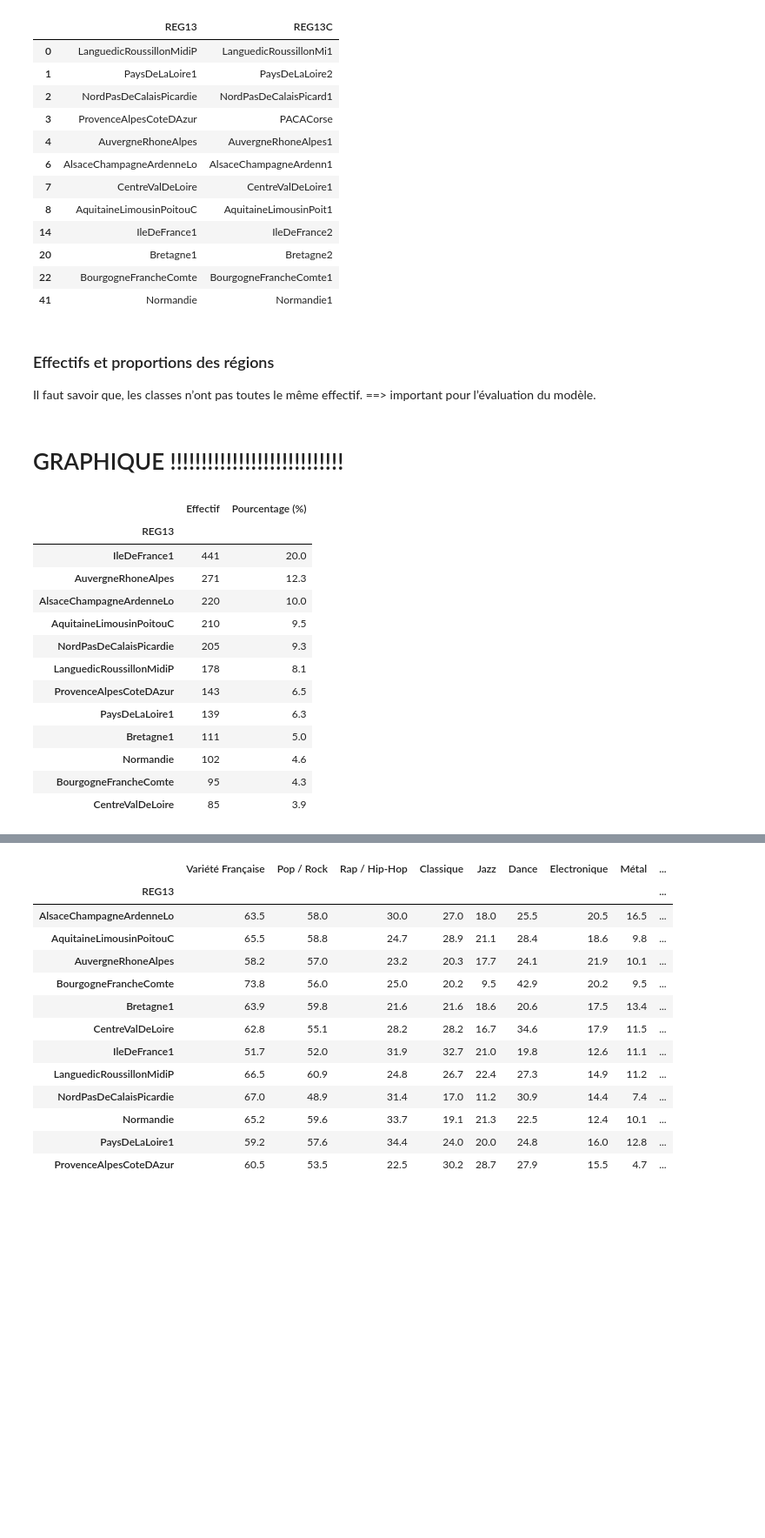
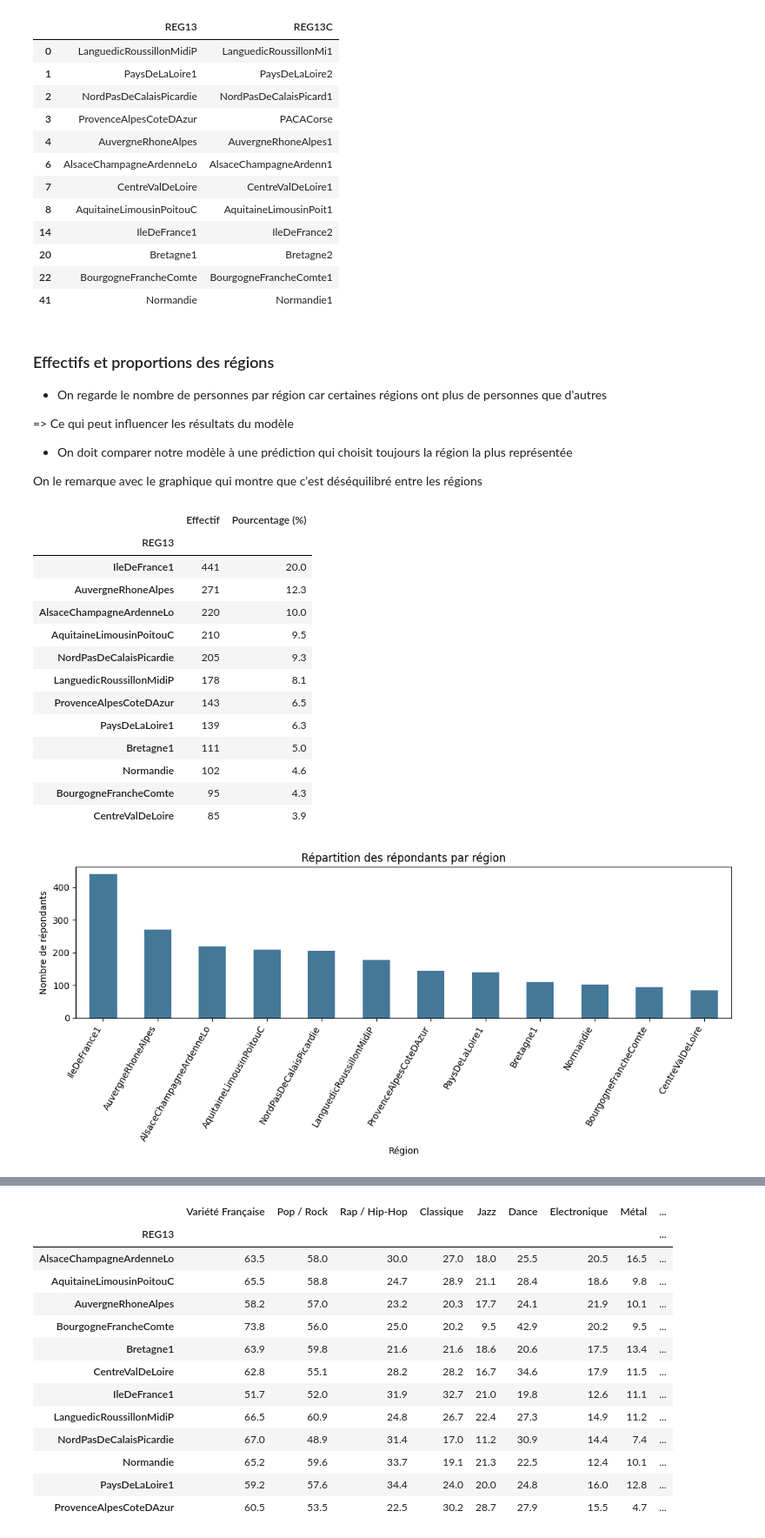
Before and after one commit to felipemarzin-oss/data-science-project, a Jupyter notebook: notebooks/exploration.ipynb, the cells around one changed output, grey strips where cells are left out. Shown at 87% size. Cells and saved outputs as stored; diff of their text form; code cells hidden in the pictures; blank space fills up the shorter version.

```diff
--- a/notebooks/exploration.ipynb
+++ b/notebooks/exploration.ipynb
@@ -290,34 +325,48 @@ display(df[["REG13", "REG13C"]].drop_duplicates())
 | 41 | Normandie | Normandie1 |
 # %% [markdown]
 ### Effectifs et proportions des régions
-Il faut savoir que, les classes n’ont pas toutes le même effectif.
-==> important pour l’évaluation du modèle.
+
+- On regarde le nombre de personnes par région
+car certaines régions ont plus de personnes que d'autres
+
+=> Ce qui peut influencer les résultats du modèle
+
+- On doit comparer notre modèle à une prédiction qui choisit toujours la région la plus représentée
+
+On le remarque avec le graphique qui montre que c'est déséquilibré entre les régions
-# %% [markdown]
-# GRAPHIQUE !!!!!!!!!!!!!!!!!!!!!!!!!!!!
 # %%
 regions = pd.DataFrame({
     "Effectif": df["REG13"].value_counts(),
     "Pourcentage (%)": (
         df["REG13"].value_counts(normalize=True) * 100
     ).round(1)
 })
 
 display(regions)
+# Graphique de la répartition des régions
+ax = regions["Effectif"].sort_values(ascending=False).plot.bar(figsize=(11, 5), color="#447899")
+ax.set_title("Répartition des répondants par région")
+ax.set_xlabel("Région")
+ax.set_ylabel("Nombre de répondants")
+plt.xticks(rotation=60, ha="right")
+plt.tight_layout()
+plt.show()
 # %% [output]
 |  | Effectif | Pourcentage (%) |
 | REG13 |  |  |
 | IleDeFrance1 | 441 | 20.0 |
 | AuvergneRhoneAlpes | 271 | 12.3 |
 | AlsaceChampagneArdenneLo | 220 | 10.0 |
 | AquitaineLimousinPoitouC | 210 | 9.5 |
 | NordPasDeCalaisPicardie | 205 | 9.3 |
 | LanguedicRoussillonMidiP | 178 | 8.1 |
 | ProvenceAlpesCoteDAzur | 143 | 6.5 |
 | PaysDeLaLoire1 | 139 | 6.3 |
 | Bretagne1 | 111 | 5.0 |
 | Normandie | 102 | 4.6 |
 | BourgogneFrancheComte | 95 | 4.3 |
 | CentreValDeLoire | 85 | 3.9 |
+[figure, added]
 # %% [markdown]
 ### Pourcentage de chaque genre par région
 
```
Also changed, not shown: parts of 15 cells of this notebook, 2 other files.
